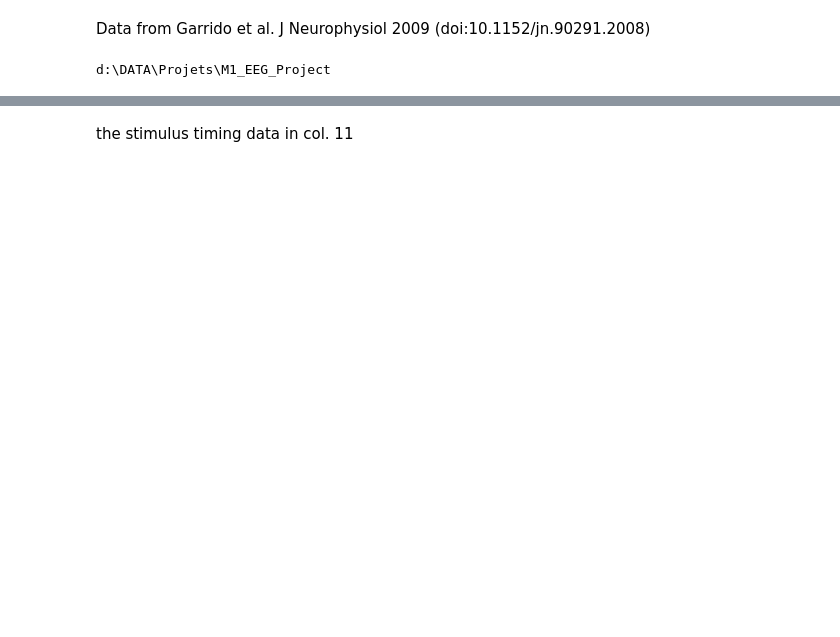
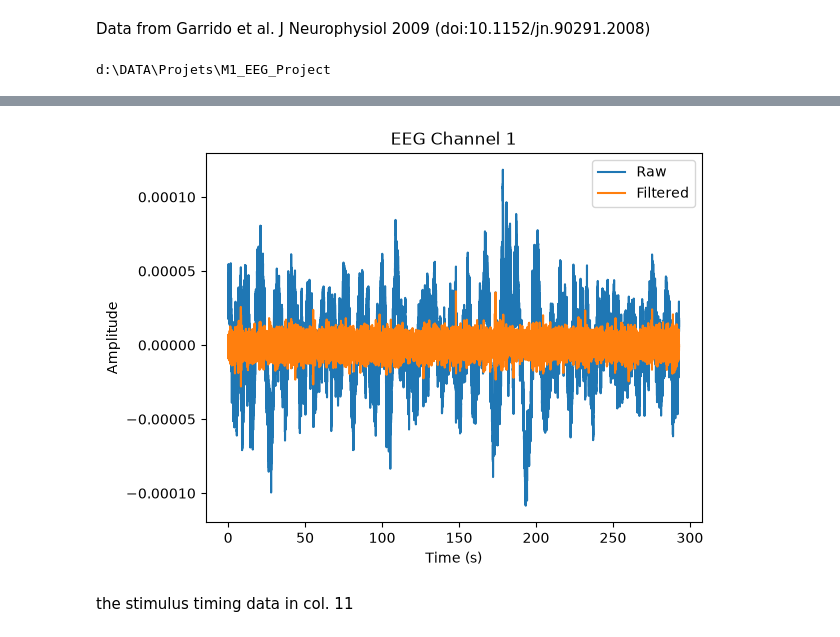
Before and after one commit to nicolascatz/M1_EEG_Project, a Jupyter notebook: scripts/DA1_TD1_Garrido_from_process_to_analysis_students.ipynb, the cells around one changed output, grey strips where cells are left out. Drawn from its saved outputs; the diff is of its cells as text; code cells hidden in the pictures; blank space fills up the shorter version.

```diff
--- a/scripts/DA1_TD1_Garrido_from_process_to_analysis_students.ipynb
+++ b/scripts/DA1_TD1_Garrido_from_process_to_analysis_students.ipynb
@@ -41,2 +46,39 @@ vt_all = np.arange(data.index.size) / 512.0 # transform index in samples to time
+# %%
+## here we filter the data with a notch filter to remove mains noise,
+# and a band-pass filter to keep only the frequencies of interest (4-40 Hz)
+# data_filtered contains the filtered data for each electrode, in the same order as electrode_cols
+
+from scipy.signal import iirnotch, filtfilt, butter
+
+data_filtered = []
+
+for electrode in electrode_cols:
+    raw = data[electrode].to_numpy()
+
+    b, a = iirnotch(notch_freq, notch_q, fs)
+    notched = filtfilt(b, a, raw)
+
+    b, a = butter(4, [band_low / (fs / 2), band_high / (fs / 2)], btype='band')
+    bandpassed = filtfilt(b, a, notched)
+
+
+    data_filtered.append(bandpassed)
+# %%
+# here we plot the raw and filtered data for a specific channel (1-16)
+
+channel=1
+
+plt.plot(vt_all,data[channel-1])
+plt.plot(vt_all,data_filtered[channel-1])
+plt.xlabel('Time (s)')
+plt.ylabel('Amplitude')
+plt.title(f'EEG Channel {channel}')
+plt.legend(['Raw', 'Filtered'])
+plt.show()
+
+
+# electrode 7 is index 6
+# %% [output]
+[figure, added]
 # %% [markdown]
 the stimulus timing data in col. 11
```
Also changed, not shown: parts of 26 cells of this notebook, 1 other file.
